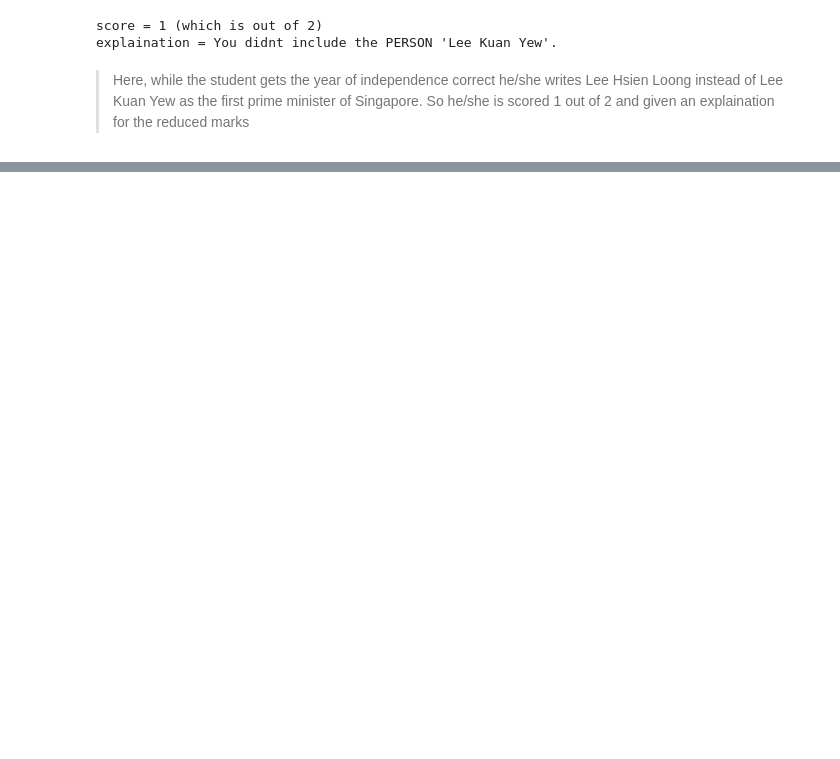
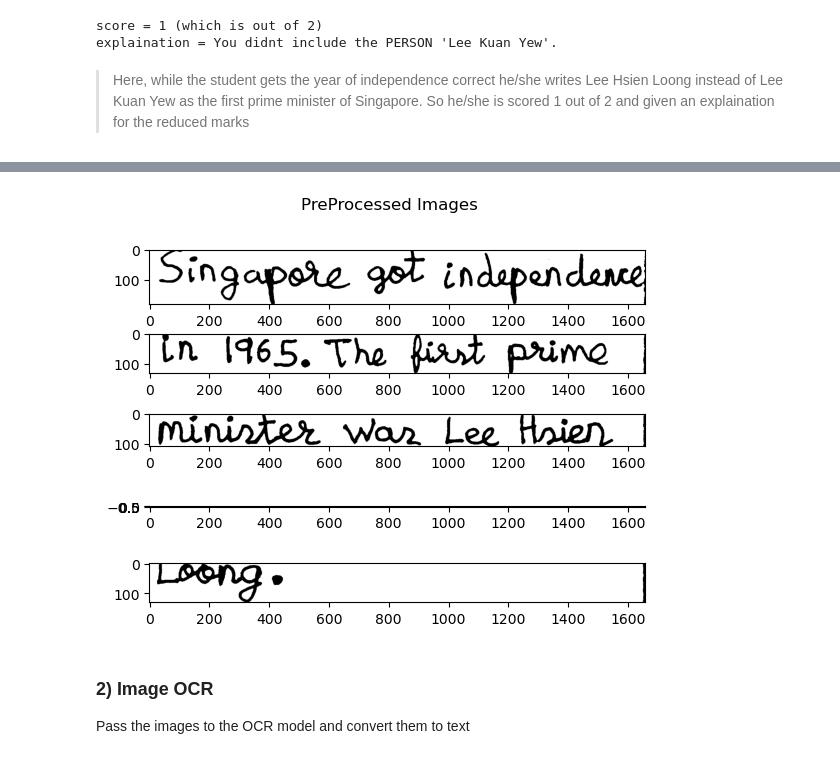
Before and after one commit to HarshRaoD/IntelliCheck, a Jupyter notebook: src/demo.ipynb, the cells around one changed output, grey strips where cells are left out. Cells and saved outputs as stored; diff of their text form; code cells hidden in the pictures; blank space fills up the shorter version.

```diff
--- a/src/demo.ipynb
+++ b/src/demo.ipynb
@@ -94,0 +104,13 @@ explaination = You didnt include the PERSON 'Lee Kuan Yew'.
+# %%
+line_images = seperate_each_line(answer_img_2)
+# %%
+fig, axs = plt.subplots(len(line_images))
+fig.suptitle('PreProcessed Images')
+for i in range(len(line_images)):
+    axs[i].imshow(line_images[i])
+plt.show()
+# %% [output]
+[figure, added]
+# %% [markdown]
+### 2) Image OCR
+Pass the images to the OCR model and convert them to text
```
Also changed, not shown: parts of 11 cells of this notebook, 2 other files.
